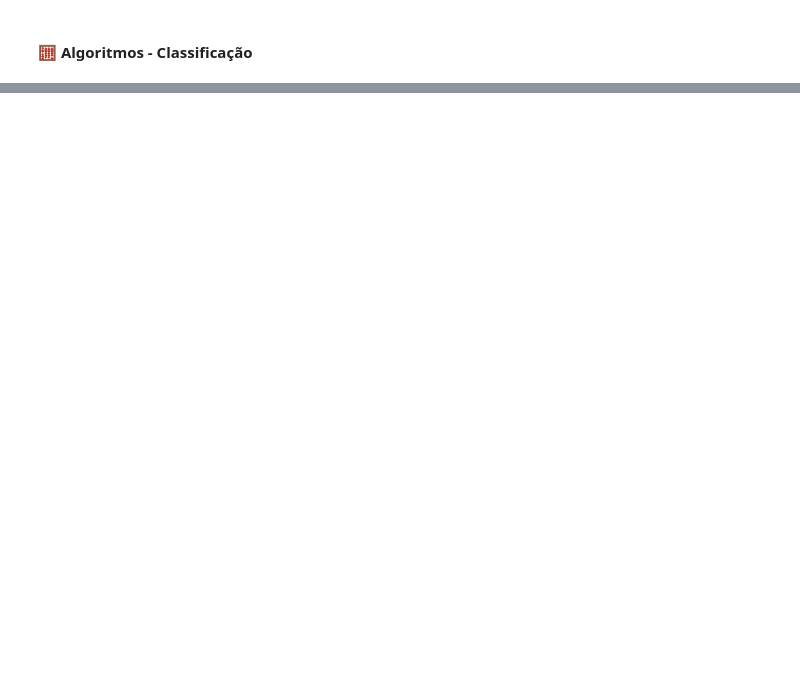
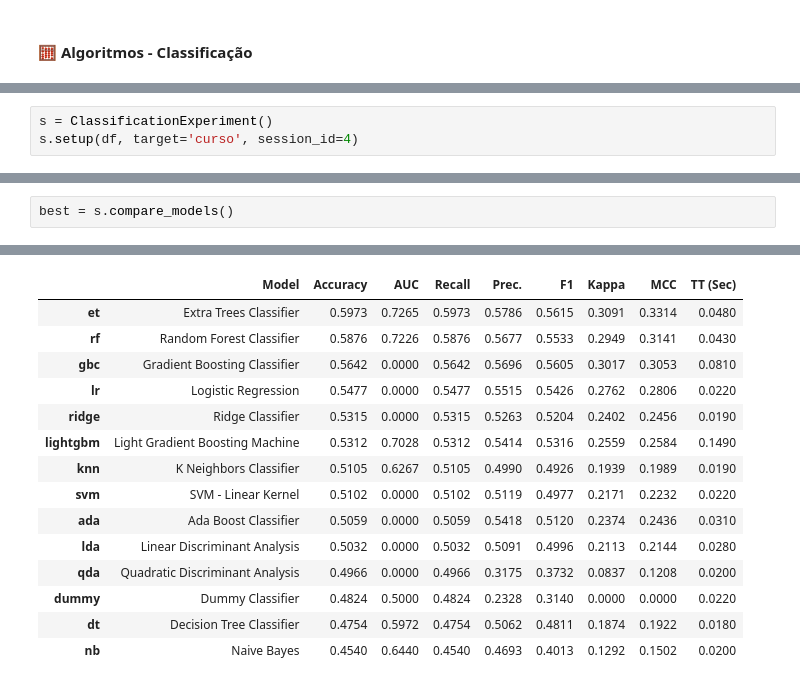
Before and after one commit to joao-rod/tcc, a Jupyter notebook: tcc.ipynb, the cells around one changed output, grey strips where cells are left out. Saved outputs shown, nothing was run; the diff lists cells and outputs as text; blank space fills up the shorter version.

```diff
--- a/tcc.ipynb
+++ b/tcc.ipynb
@@ -433,0 +601,3 @@ best = s.compare_models()
+# %%
+s = ClassificationExperiment()
+s.setup(df, target='curso', session_id=4)
@@ -433,0 +623,3 @@ best = s.compare_models()
+# %%
+best = s.compare_models()
+# %% [output]
@@ -433,0 +627,15 @@ best = s.compare_models()
+|  | Model | Accuracy | AUC | Recall | Prec. | F1 | Kappa | MCC | TT (Sec) |
+| et | Extra Trees Classifier | 0.5973 | 0.7265 | 0.5973 | 0.5786 | 0.5615 | 0.3091 | 0.3314 | 0.0480 |
+| rf | Random Forest Classifier | 0.5876 | 0.7226 | 0.5876 | 0.5677 | 0.5533 | 0.2949 | 0.3141 | 0.0430 |
+| gbc | Gradient Boosting Classifier | 0.5642 | 0.0000 | 0.5642 | 0.5696 | 0.5605 | 0.3017 | 0.3053 | 0.0810 |
+| lr | Logistic Regression | 0.5477 | 0.0000 | 0.5477 | 0.5515 | 0.5426 | 0.2762 | 0.2806 | 0.0220 |
+| ridge | Ridge Classifier | 0.5315 | 0.0000 | 0.5315 | 0.5263 | 0.5204 | 0.2402 | 0.2456 | 0.0190 |
+| lightgbm | Light Gradient Boosting Machine | 0.5312 | 0.7028 | 0.5312 | 0.5414 | 0.5316 | 0.2559 | 0.2584 | 0.1490 |
+| knn | K Neighbors Classifier | 0.5105 | 0.6267 | 0.5105 | 0.4990 | 0.4926 | 0.1939 | 0.1989 | 0.0190 |
+| svm | SVM - Linear Kernel | 0.5102 | 0.0000 | 0.5102 | 0.5119 | 0.4977 | 0.2171 | 0.2232 | 0.0220 |
+| ada | Ada Boost Classifier | 0.5059 | 0.0000 | 0.5059 | 0.5418 | 0.5120 | 0.2374 | 0.2436 | 0.0310 |
+| lda | Linear Discriminant Analysis | 0.5032 | 0.0000 | 0.5032 | 0.5091 | 0.4996 | 0.2113 | 0.2144 | 0.0280 |
+| qda | Quadratic Discriminant Analysis | 0.4966 | 0.0000 | 0.4966 | 0.3175 | 0.3732 | 0.0837 | 0.1208 | 0.0200 |
+| dummy | Dummy Classifier | 0.4824 | 0.5000 | 0.4824 | 0.2328 | 0.3140 | 0.0000 | 0.0000 | 0.0220 |
+| dt | Decision Tree Classifier | 0.4754 | 0.5972 | 0.4754 | 0.5062 | 0.4811 | 0.1874 | 0.1922 | 0.0180 |
+| nb | Naive Bayes | 0.4540 | 0.6440 | 0.4540 | 0.4693 | 0.4013 | 0.1292 | 0.1502 | 0.0200 |
```
Also changed, not shown: parts of 27 cells of this notebook, 1 other file.
